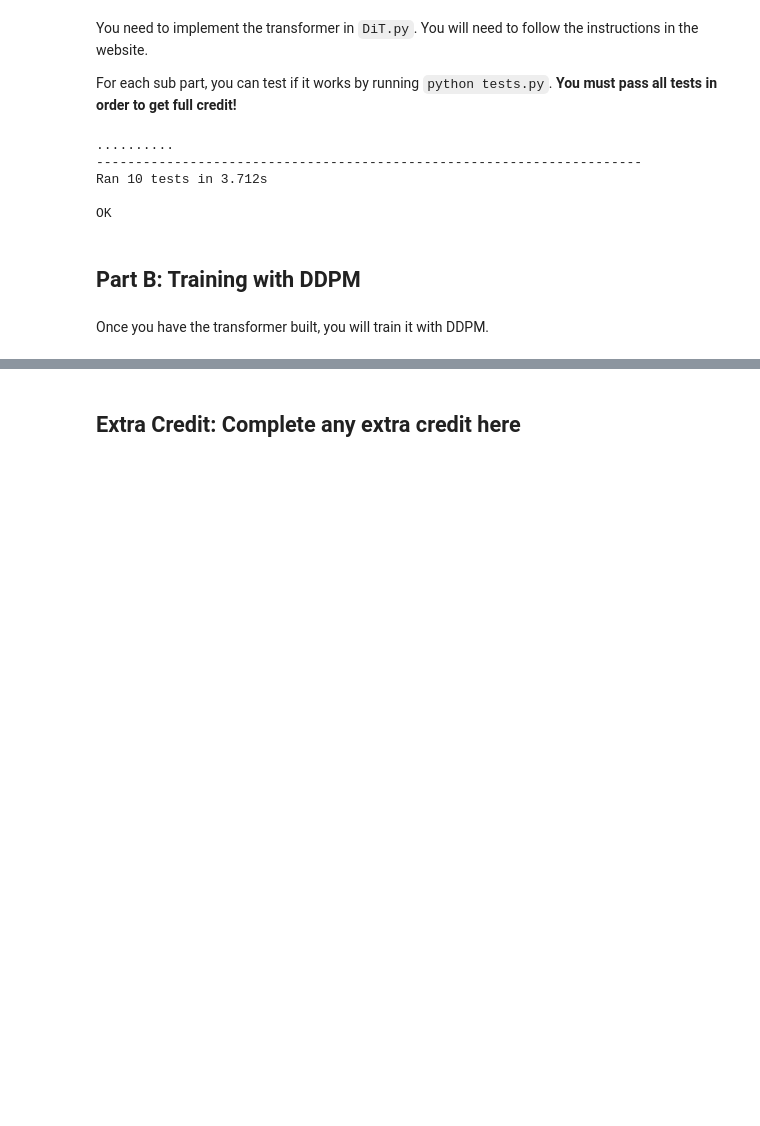
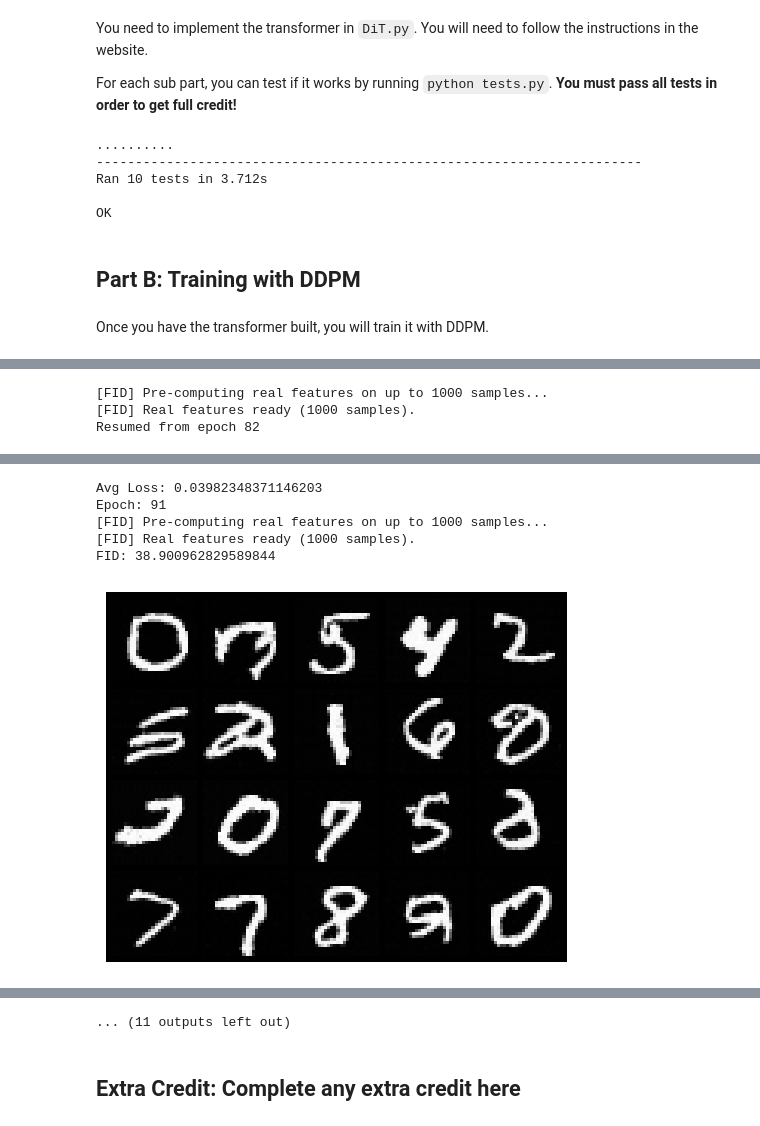
Before and after one commit to akoric/CS-444-Assignment-5-SP26, a Jupyter notebook: MP5.ipynb, the cells around one changed output, grey strips where cells are left out. Cells and saved outputs as stored; diff of their text form; code cells hidden in the pictures; blank space fills up the shorter version.

```diff
--- a/MP5.ipynb
+++ b/MP5.ipynb
@@ -150,17 +156,28 @@ class Diffusion:
         ### TODO: Initialize the loss function, use MSE loss
         self.loss_fn = torch.nn.MSELoss()
 
-
+        os.makedirs('checkpoints', exist_ok=True)
         self._precompute_fid_real()
 
 
+    def load_checkpoint(self, path='checkpoints/checkpoint.pt'):
+        checkpoint = torch.load(path, map_location=self.device)
+        self.model.load_state_dict(checkpoint['model'])
+        self.optimizer.load_state_dict(checkpoint['optimizer'])
+        print(f"Resumed from epoch {checkpoint['epoch'] + 1}")
+        return (
+            checkpoint['epoch'] + 1,
+            checkpoint.get('total_losses', []),
+            checkpoint.get('all_fids', []),
+            checkpoint.get('fid_epochs', []),
+        )
 
 
-    def train(self):
-        total_losses = []
-        all_fids = []
-        fid_epochs = []
-        for e in range(num_epoch):
+    def train(self, start_epoch=0, total_losses=None, all_fids=None, fid_epochs=None):
+        total_losses = total_losses or []
+        all_fids = all_fids or []
+        fid_epochs = fid_epochs or []
+        for e in range(start_epoch, num_epoch):
             self.model.train()
 
             all_losses = []
@@ -197,6 +214,17 @@ class Diffusion:
             print("Avg Loss:", sum(all_losses) / len(all_losses))
             total_losses += all_losses
             all_losses = []
+
+            # Save checkpoint after every epoch
+            torch.save({
+                'epoch': e,
+                'model': self.model.state_dict(),
+                'optimizer': self.optimizer.state_dict(),
+                'total_losses': total_losses,
+                'all_fids': all_fids,
+                'fid_epochs': fid_epochs,
+            }, 'checkpoints/checkpoint.pt')
+
             if e % 10 == 0:
                 print("Epoch:", e + 1)
                 imgs = self.run_inference()
@@ -219,7 +247,6 @@ class Diffusion:
         plt.title("FID")
         plt.xlabel("Epochs")
         plt.show()
-
 
 
     def run_inference(self, num_samples=20):
@@ -258,7 +285,6 @@ class Diffusion:
                     xt = mean
 
         return xt
-
 
 
     # Helper function to prepare the images for the FID
@@ -301,7 +327,11 @@ class Diffusion:
             self.fid.update(fake, real=False)
             done += n
 
+        # Move to CPU for compute() since torch.linalg.eigvals requires MAGMA on GPU
+        self.fid.cpu()
         val = float(self.fid.compute().item())
+        self.fid.to(self.device)
+
         self.fid.reset()
         self._precompute_fid_real()
         self.model.train()
@@ -311,0 +362,8 @@ d.train()
+# %%
+d = Diffusion()
+start_epoch, total_losses, all_fids, fid_epochs = d.load_checkpoint('checkpoints/checkpoint.pt')
+d.train(start_epoch=start_epoch, total_losses=total_losses, all_fids=all_fids, fid_epochs=fid_epochs)
+# %% [output]
+[FID] Pre-computing real features on up to 1000 samples...
+[FID] Real features ready (1000 samples).
+Resumed from epoch 82
@@ -311,0 +378,6 @@ d.train()
+Avg Loss: 0.03982348371146203
+Epoch: 91
+[FID] Pre-computing real features on up to 1000 samples...
+[FID] Real features ready (1000 samples).
+FID: 38.900962829589844
+[figure, added]
@@ -312,2 +385,3 @@ d.train()
+... (11 outputs left out)
 # %% [markdown]
 ## Extra Credit: Complete any extra credit here
```
Also changed, not shown: parts of 5 cells of this notebook, 9 other files.
